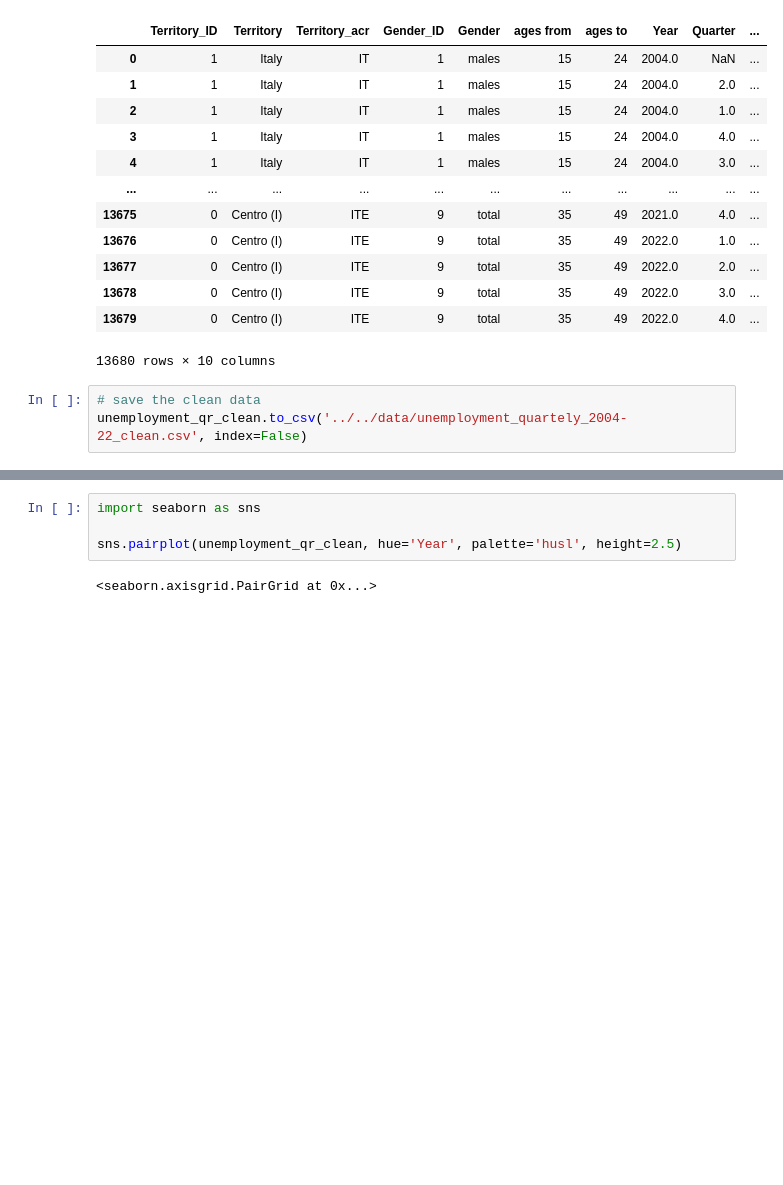
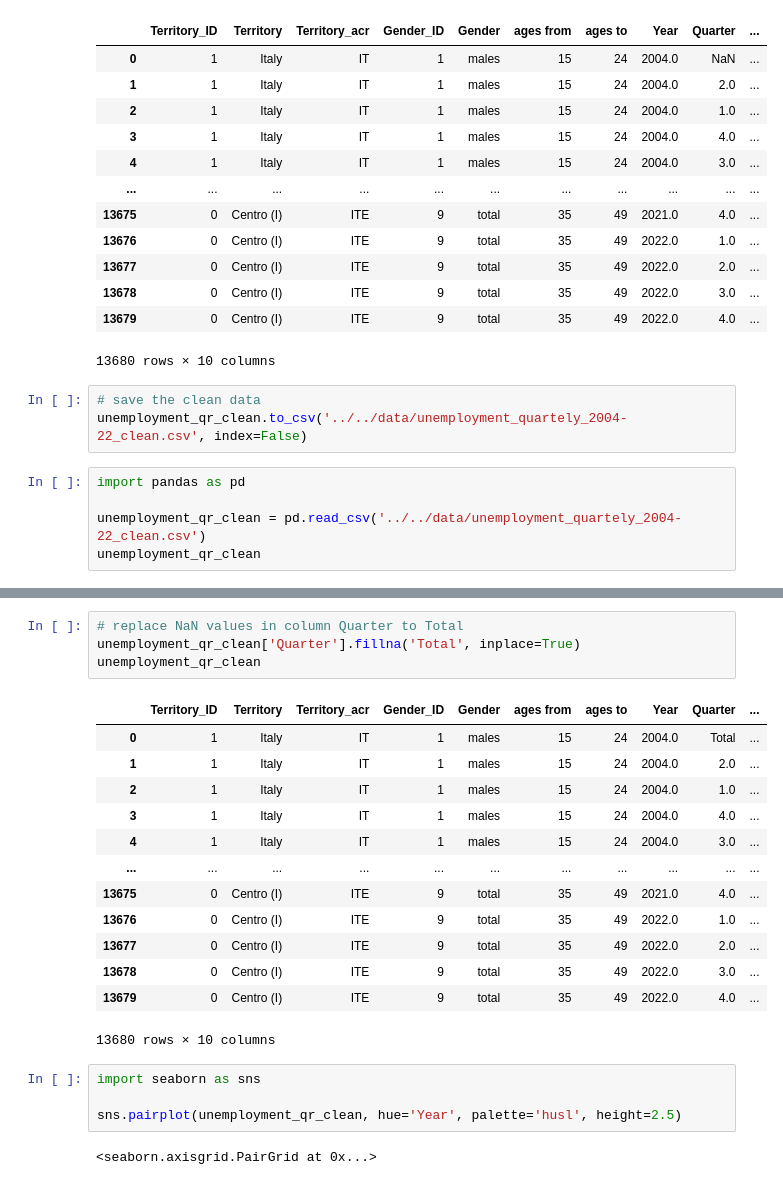
Before and after one commit to OmdenaAI/milan-italy-impact-covid-crimes, a Jupyter notebook: src/tasks/task-2-data-cleaning/unemployment_quarterly.ipynb, the cells around one changed output, grey strips where cells are left out. Cells and saved outputs as stored; diff of their text form; blank space fills up the shorter version.

Commit message:
convert NaN to total

```diff
--- a/src/tasks/task-2-data-cleaning/unemployment_quarterly.ipynb
+++ b/src/tasks/task-2-data-cleaning/unemployment_quarterly.ipynb
@@ -258,3 +258,8 @@ unemployment_qr_clean
 # %%
 # save the clean data
 unemployment_qr_clean.to_csv('../../data/unemployment_quartely_2004-22_clean.csv', index=False)
+# %%
+import pandas as pd
+
+unemployment_qr_clean = pd.read_csv('../../data/unemployment_quartely_2004-22_clean.csv')
+unemployment_qr_clean
@@ -261,3 +280,21 @@ unemployment_qr_clean.to_csv('../../data/unemployment_quartely_2004-22_clean.csv
+# %%
+# replace NaN values in column Quarter to Total
+unemployment_qr_clean['Quarter'].fillna('Total', inplace=True)
+unemployment_qr_clean
+# %% [output]
+|  | Territory_ID | Territory | Territory_acr | Gender_ID | Gender | ages from | ages to | Year | Quarter | ... |
+| 0 | 1 | Italy | IT | 1 | males | 15 | 24 | 2004.0 | Total | ... |
+| 1 | 1 | Italy | IT | 1 | males | 15 | 24 | 2004.0 | 2.0 | ... |
+| 2 | 1 | Italy | IT | 1 | males | 15 | 24 | 2004.0 | 1.0 | ... |
+| 3 | 1 | Italy | IT | 1 | males | 15 | 24 | 2004.0 | 4.0 | ... |
+| 4 | 1 | Italy | IT | 1 | males | 15 | 24 | 2004.0 | 3.0 | ... |
+| ... | ... | ... | ... | ... | ... | ... | ... | ... | ... | ... |
+| 13675 | 0 | Centro (I) | ITE | 9 | total | 35 | 49 | 2021.0 | 4.0 | ... |
+| 13676 | 0 | Centro (I) | ITE | 9 | total | 35 | 49 | 2022.0 | 1.0 | ... |
+| 13677 | 0 | Centro (I) | ITE | 9 | total | 35 | 49 | 2022.0 | 2.0 | ... |
+| 13678 | 0 | Centro (I) | ITE | 9 | total | 35 | 49 | 2022.0 | 3.0 | ... |
+| 13679 | 0 | Centro (I) | ITE | 9 | total | 35 | 49 | 2022.0 | 4.0 | ... |
+13680 rows × 10 columns
 # %%
 import seaborn as sns
 
```
Also changed, not shown: parts of 1 cell of this notebook.
